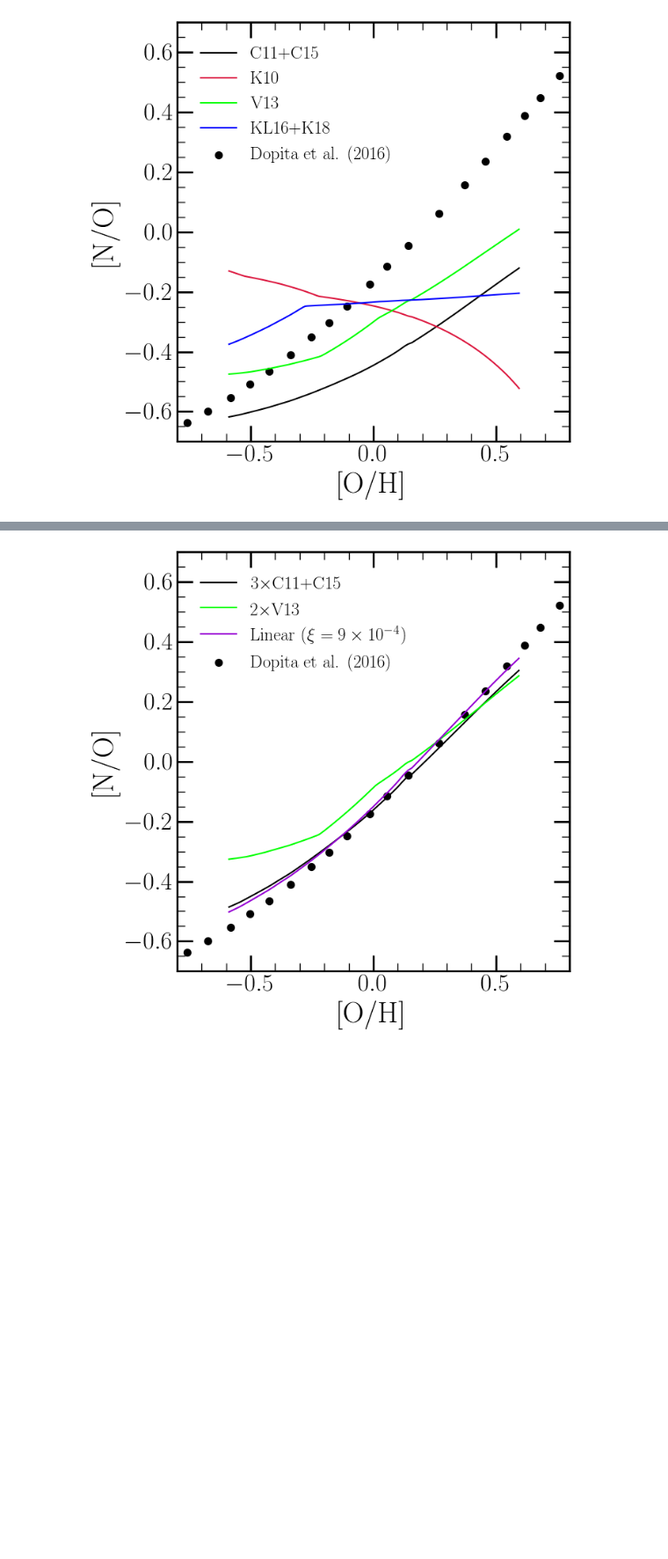
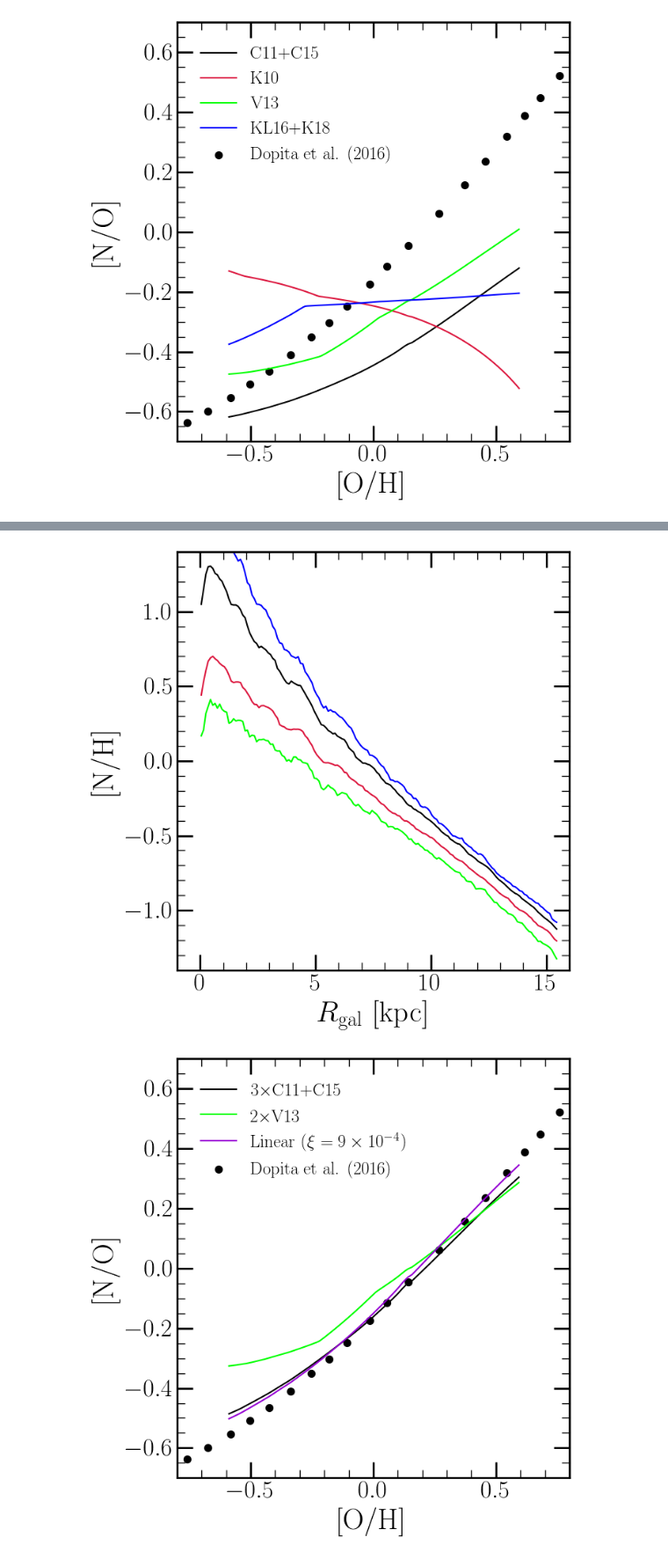
Before and after one commit to giganano/AGBmigration, a Jupyter notebook: notebooks/paper_plots.ipynb, the cells around one changed output, grey strips where cells are left out. Shown at 88% size. Cells and saved outputs as stored; diff of their text form; code cells hidden in the pictures; blank space fills up the shorter version.

```diff
--- a/notebooks/paper_plots.ipynb
+++ b/notebooks/paper_plots.ipynb
@@ -875,3 +876,45 @@ plt.show()
+# %%
+fig = plt.figure(figsize = (7, 7), facecolor = "white")
+ax = fig.add_subplot(111)
+# ax.set_xlabel("Time [Gyr]")
+ax.set_xlabel(r"$R_\text{gal}$ [kpc]")
+ax.set_ylabel("[N/H]")
+# ax.set_ylim([-1.4, 1.0])
+# ax.set_xlim([-1, 14])
+ax.set_ylim([-1.4, 1.4])
+ax.set_xlim([-1, 16])
+
+names = [
+    "../outputs/diffusion/insideout",
+    "../outputs/diffusion/halved_yields_eta",
+    "../outputs/diffusion/doubled_yields_eta",
+#     "../outputs/diffusion/third_yields_eta"
+    "../test"
+]
+outputs = [vice.output(_) for _ in names]
+colors = ["black", "crimson", "blue", "lime"]
+# zones = ["zone40", "zone80", "zone120"]
+# linestyles = ['-', '--', ':']
+zones = ["zone%d" % (_) for _ in range(155)]
+
+for i in range(len(names)):
+#     for j in range(len(zones)):
+#         xvals = outputs[i].zones[zones[j]].history["time"]
+#         yvals = outputs[i].zones[zones[j]].history["[n/h]"]
+#         kwargs = {
+#             "c": plots.mpltoolkit.named_colors()[colors[i]],
+#             "linestyle": linestyles[j]
+#         }
+#         ax.plot(xvals, yvals, **kwargs)
+    xvals = [0.1 * (_ + 0.5) for _ in range(len(zones))]
+    yvals = [outputs[i].zones[_].history["[n/h]"][-1] for _ in zones]
+    kwargs = {"c": plots.mpltoolkit.named_colors()[colors[i]]}
+    ax.plot(xvals, yvals, **kwargs)
+
+plt.tight_layout()
+plt.show()
+# %% [output]
+[figure, added]
 # %%
 fig = plt.figure(figsize = (7, 7), facecolor = "white")
 ax = fig.add_subplot(111, facecolor = "white")
```
Also changed, not shown: parts of 1 cell of this notebook, 3 other files.
